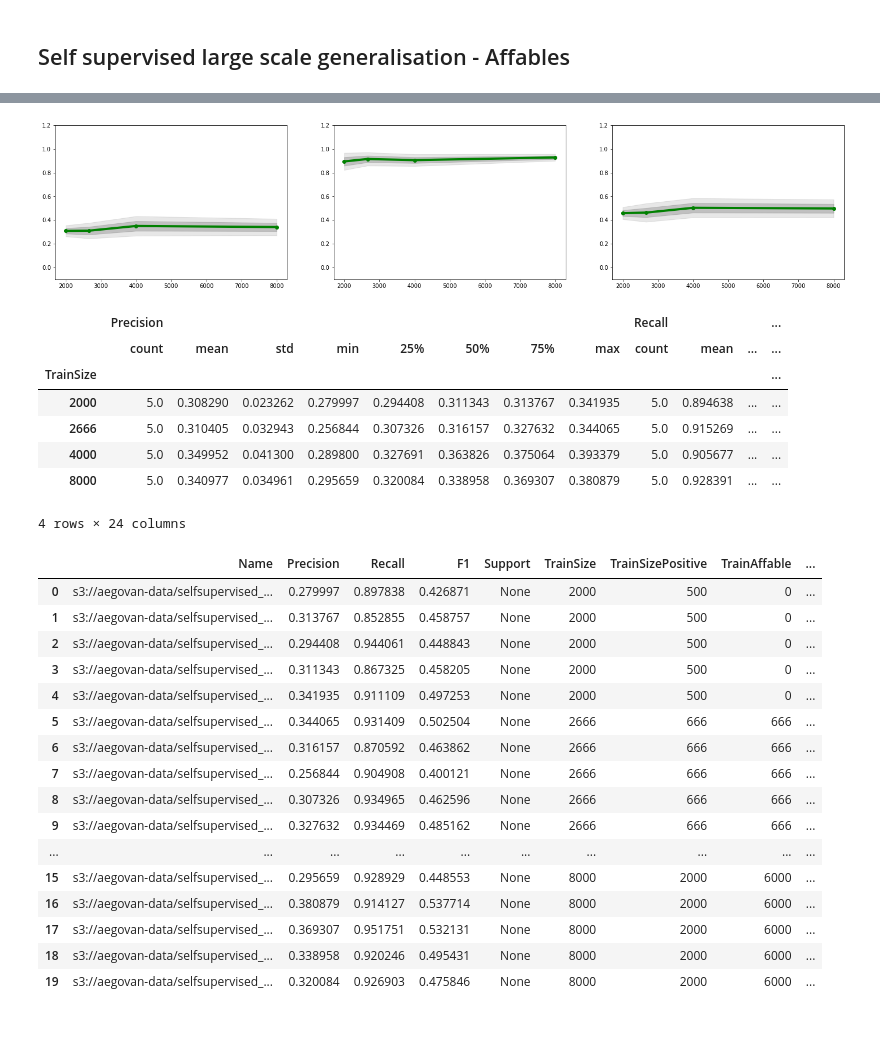
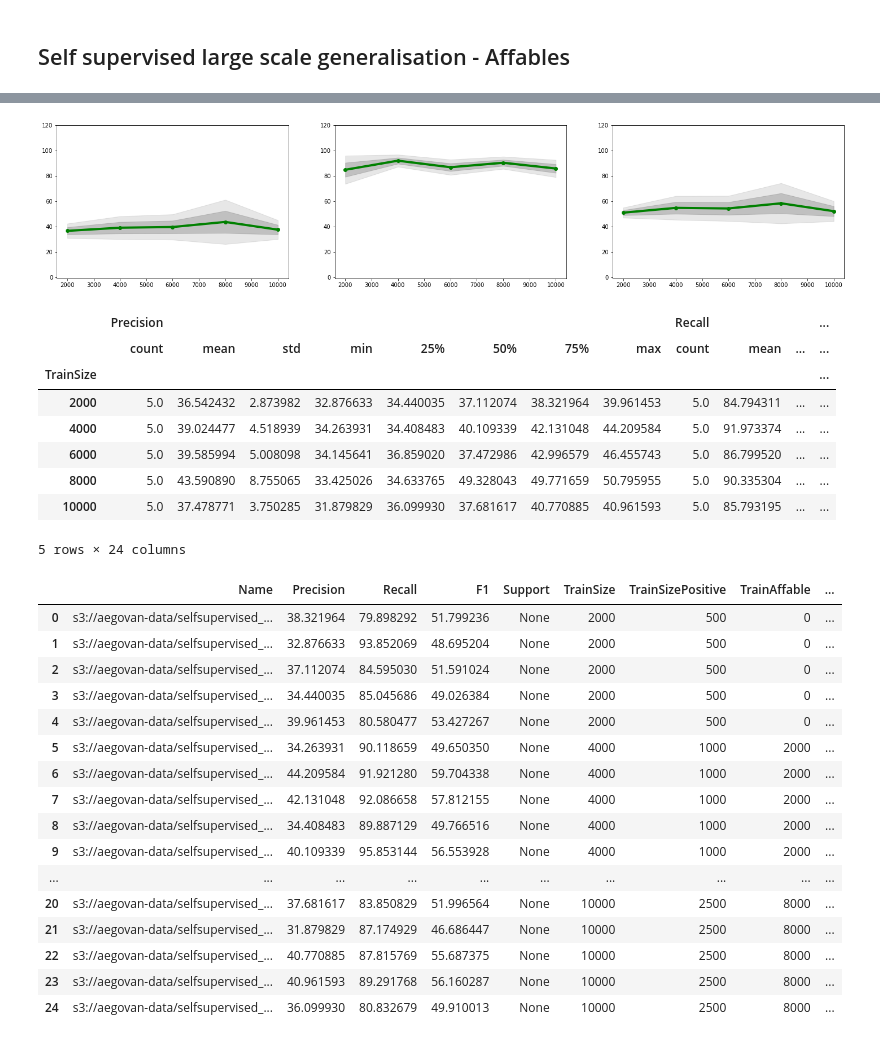
Before and after one commit to elangovana/large-scale-ptm-ppi, a Jupyter notebook: notebooks/self_supervised_large_scale_affables.ipynb, the cells around one changed output, grey strips where cells are left out. Drawn from its saved outputs; the diff is of its cells as text; code cells hidden in the pictures.

```diff
--- a/notebooks/self_supervised_large_scale_affables.ipynb
+++ b/notebooks/self_supervised_large_scale_affables.ipynb
@@ -7,10 +7,9 @@ import matplotlib.pyplot as plt
 pd.set_option('display.max_rows', None)
 # %%
 s3_prefixes = []
-
-for (t,p, m) in [(2000, 500, 0), (2666,666, 666), (4000,1000,2000), (8000,2000,6000)]:
+for (t,p, m) in [(2000, 500, 0), (4000,1000,2000), (6000,1500, 4000), (8000,2000,6000), (10000,2500,8000)]:
     for i in ["00", "01", "02", "03", "04"]:
-        s3_prefixes.append(f"s3://aegovan-data/selfsupervised_chemprot/predictions_selfsup-affablesposnegs-{t}-{p}-{m}-bert-f1-{i}-202212161219/202212221340/")
+        s3_prefixes.append(f"s3://aegovan-data/selfsupervised_chemprot/predictions_selfsup-affablesposnegs-{t}-{p}-{m}-bert-f1-{i}-202212231935/202212262038/")
 # %%
 label_order = ["False", "True"]
 pos_labels = list( filter(lambda x: x , label_order))
@@ -236,9 +235,9 @@ def create_stats_df(s3_prefix, confidence=0.0):
                          df["prediction"], pos_label = "True", average="binary", zero_division=0)
 
     return { "Name": name,
-                    "Precision":p,
-                    "Recall":r,
-                    "F1":f,
+                    "Precision":p*100,
+                    "Recall":r*100,
+                    "F1":f*100,
                   #  "Threshold": "HighConfidence",
                     "Support": s,
                         "TrainSize":train_size, "TrainSizePositive": train_pos_size,
@@ -382,68 +378,69 @@ def plot_comparison_linestd(df):
                         "TrainSize" : "Train size" ,
                         "Recall" : "Recall" ,
                         "TrainAffableRate" : "Affable rate" ,
                         "F1": "F1" ,
                        }
-        ax[0].set_ylim(-0.1,1.2)
+        ax[0].set_ylim(-1,120)
         ldf = df.groupby("TrainSize")["Precision"].describe()
         plot_stdline(ldf.index, ldf["mean"], ldf["std"], ax[0],  label='Precision')
 
 
-        ax[1].set_ylim(-0.1,1.2)
+        ax[1].set_ylim(-1,120)
         ldf = df.groupby("TrainSize")["Recall"].describe()
         plot_stdline(ldf.index, ldf["mean"], ldf["std"], ax[1],  label='Recall')
 
 
-        ax[2].set_ylim(-0.1,1.2)
+        ax[2].set_ylim(-1,120)
         ldf = df.groupby("TrainSize")["F1"].describe()
         plot_stdline(ldf.index, ldf["mean"], ldf["std"], ax[2],  label='F1')
 
 
 
 
 
 #         df[["TrainSize", "TrainAffableRate"]]\
 #             .rename(columns=column_renames)\
 #             .plot(x="Train size", linestyle =linetype, marker='o', ax=ax[0], color=(my_colors))
 
 
 
         #plt.legend()
 
 plot_comparison_linestd(df_stats)
 # %% [output]
-[figure, old version]
+[figure, new version]
 # %%
 df_stats.groupby("TrainSize")[["Precision", "Recall", "F1"]].describe()
 # %% [output]
 |  | Precision |  |  |  |  |  |  |  | Recall |  |  | ... |
 |  | count | mean | std | min | 25% | 50% | 75% | max | count | mean | ... | ... |
 | TrainSize |  |  |  |  |  |  |  |  |  |  |  | ... |
-| 2000 | 5.0 | 0.308290 | 0.023262 | 0.279997 | 0.294408 | 0.311343 | 0.313767 | 0.341935 | 5.0 | 0.894638 | ... | ... |
-| 2666 | 5.0 | 0.310405 | 0.032943 | 0.256844 | 0.307326 | 0.316157 | 0.327632 | 0.344065 | 5.0 | 0.915269 | ... | ... |
-| 4000 | 5.0 | 0.349952 | 0.041300 | 0.289800 | 0.327691 | 0.363826 | 0.375064 | 0.393379 | 5.0 | 0.905677 | ... | ... |
-| 8000 | 5.0 | 0.340977 | 0.034961 | 0.295659 | 0.320084 | 0.338958 | 0.369307 | 0.380879 | 5.0 | 0.928391 | ... | ... |
+| 2000 | 5.0 | 36.542432 | 2.873982 | 32.876633 | 34.440035 | 37.112074 | 38.321964 | 39.961453 | 5.0 | 84.794311 | ... | ... |
+| 4000 | 5.0 | 39.024477 | 4.518939 | 34.263931 | 34.408483 | 40.109339 | 42.131048 | 44.209584 | 5.0 | 91.973374 | ... | ... |
+| 6000 | 5.0 | 39.585994 | 5.008098 | 34.145641 | 36.859020 | 37.472986 | 42.996579 | 46.455743 | 5.0 | 86.799520 | ... | ... |
+| 8000 | 5.0 | 43.590890 | 8.755065 | 33.425026 | 34.633765 | 49.328043 | 49.771659 | 50.795955 | 5.0 | 90.335304 | ... | ... |
+| 10000 | 5.0 | 37.478771 | 3.750285 | 31.879829 | 36.099930 | 37.681617 | 40.770885 | 40.961593 | 5.0 | 85.793195 | ... | ... |
-4 rows × 24 columns
+5 rows × 24 columns
 # %%
 df_stats
 # %% [output]
 |  | Name | Precision | Recall | F1 | Support | TrainSize | TrainSizePositive | TrainAffable | ... |
-| 0 | s3://aegovan-data/selfsupervised_... | 0.279997 | 0.897838 | 0.426871 | None | 2000 | 500 | 0 | ... |
-| 1 | s3://aegovan-data/selfsupervised_... | 0.313767 | 0.852855 | 0.458757 | None | 2000 | 500 | 0 | ... |
-| 2 | s3://aegovan-data/selfsupervised_... | 0.294408 | 0.944061 | 0.448843 | None | 2000 | 500 | 0 | ... |
-| 3 | s3://aegovan-data/selfsupervised_... | 0.311343 | 0.867325 | 0.458205 | None | 2000 | 500 | 0 | ... |
-| 4 | s3://aegovan-data/selfsupervised_... | 0.341935 | 0.911109 | 0.497253 | None | 2000 | 500 | 0 | ... |
-| 5 | s3://aegovan-data/selfsupervised_... | 0.344065 | 0.931409 | 0.502504 | None | 2666 | 666 | 666 | ... |
-| 6 | s3://aegovan-data/selfsupervised_... | 0.316157 | 0.870592 | 0.463862 | None | 2666 | 666 | 666 | ... |
-| 7 | s3://aegovan-data/selfsupervised_... | 0.256844 | 0.904908 | 0.400121 | None | 2666 | 666 | 666 | ... |
-| 8 | s3://aegovan-data/selfsupervised_... | 0.307326 | 0.934965 | 0.462596 | None | 2666 | 666 | 666 | ... |
-| 9 | s3://aegovan-data/selfsupervised_... | 0.327632 | 0.934469 | 0.485162 | None | 2666 | 666 | 666 | ... |
+| 0 | s3://aegovan-data/selfsupervised_... | 38.321964 | 79.898292 | 51.799236 | None | 2000 | 500 | 0 | ... |
+| 1 | s3://aegovan-data/selfsupervised_... | 32.876633 | 93.852069 | 48.695204 | None | 2000 | 500 | 0 | ... |
+| 2 | s3://aegovan-data/selfsupervised_... | 37.112074 | 84.595030 | 51.591024 | None | 2000 | 500 | 0 | ... |
+| 3 | s3://aegovan-data/selfsupervised_... | 34.440035 | 85.045686 | 49.026384 | None | 2000 | 500 | 0 | ... |
+| 4 | s3://aegovan-data/selfsupervised_... | 39.961453 | 80.580477 | 53.427267 | None | 2000 | 500 | 0 | ... |
+| 5 | s3://aegovan-data/selfsupervised_... | 34.263931 | 90.118659 | 49.650350 | None | 4000 | 1000 | 2000 | ... |
+| 6 | s3://aegovan-data/selfsupervised_... | 44.209584 | 91.921280 | 59.704338 | None | 4000 | 1000 | 2000 | ... |
+| 7 | s3://aegovan-data/selfsupervised_... | 42.131048 | 92.086658 | 57.812155 | None | 4000 | 1000 | 2000 | ... |
+| 8 | s3://aegovan-data/selfsupervised_... | 34.408483 | 89.887129 | 49.766516 | None | 4000 | 1000 | 2000 | ... |
+| 9 | s3://aegovan-data/selfsupervised_... | 40.109339 | 95.853144 | 56.553928 | None | 4000 | 1000 | 2000 | ... |
 | ... | ... | ... | ... | ... | ... | ... | ... | ... | ... |
-| 15 | s3://aegovan-data/selfsupervised_... | 0.295659 | 0.928929 | 0.448553 | None | 8000 | 2000 | 6000 | ... |
-| 16 | s3://aegovan-data/selfsupervised_... | 0.380879 | 0.914127 | 0.537714 | None | 8000 | 2000 | 6000 | ... |
-| 17 | s3://aegovan-data/selfsupervised_... | 0.369307 | 0.951751 | 0.532131 | None | 8000 | 2000 | 6000 | ... |
-| 18 | s3://aegovan-data/selfsupervised_... | 0.338958 | 0.920246 | 0.495431 | None | 8000 | 2000 | 6000 | ... |
-| 19 | s3://aegovan-data/selfsupervised_... | 0.320084 | 0.926903 | 0.475846 | None | 8000 | 2000 | 6000 | ... |
+| 20 | s3://aegovan-data/selfsupervised_... | 37.681617 | 83.850829 | 51.996564 | None | 10000 | 2500 | 8000 | ... |
+| 21 | s3://aegovan-data/selfsupervised_... | 31.879829 | 87.174929 | 46.686447 | None | 10000 | 2500 | 8000 | ... |
+| 22 | s3://aegovan-data/selfsupervised_... | 40.770885 | 87.815769 | 55.687375 | None | 10000 | 2500 | 8000 | ... |
+| 23 | s3://aegovan-data/selfsupervised_... | 40.961593 | 89.291768 | 56.160287 | None | 10000 | 2500 | 8000 | ... |
+| 24 | s3://aegovan-data/selfsupervised_... | 36.099930 | 80.832679 | 49.910013 | None | 10000 | 2500 | 8000 | ... |
 # %%
 df_stats.groupby("TrainSize").describe().T
 # %% [output]
```
Also changed, not shown: parts of 9 cells of this notebook.
